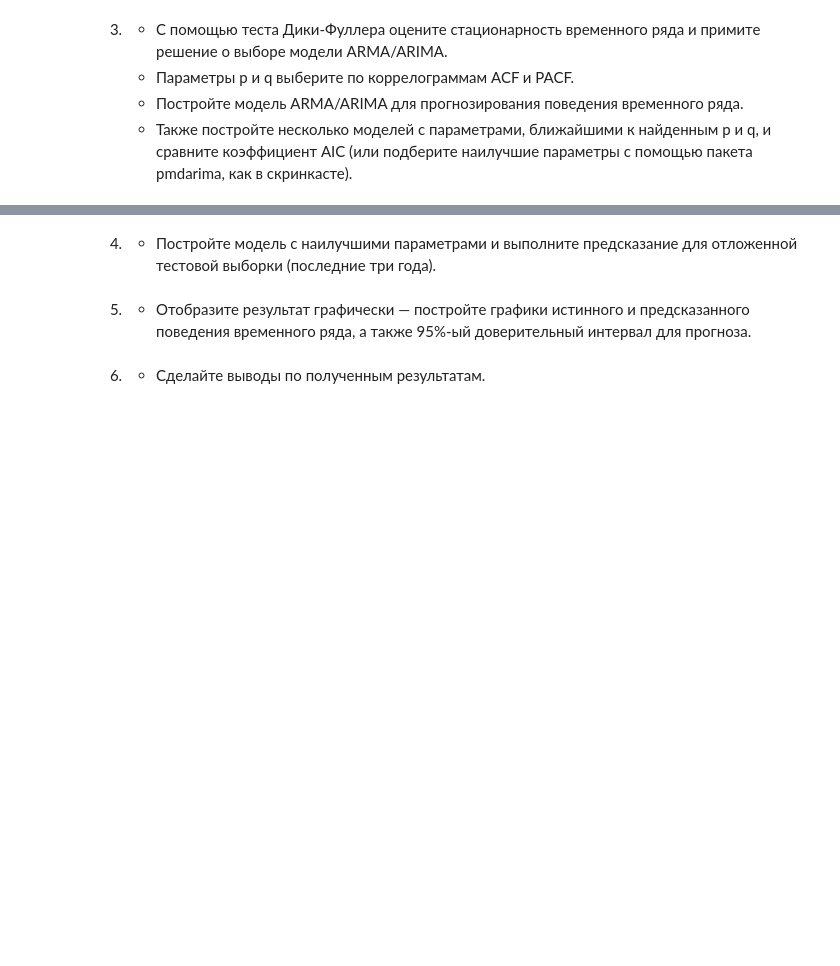
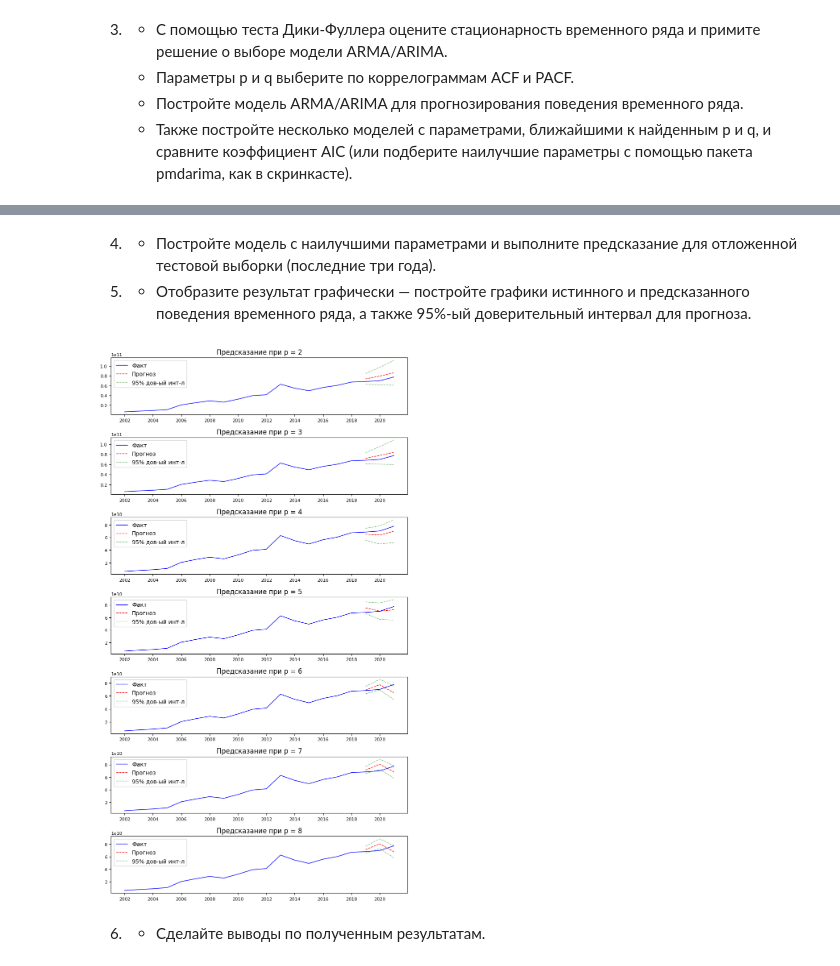
Before and after one commit to killri/sf_data_science, a Jupyter notebook: SF_DS_course_theory_and_practice/MATH13-TimeRows_2/math13_practice.ipynb, the cells around one changed output, grey strips where cells are left out. Saved outputs shown, nothing was run; the diff lists cells and outputs as text; code cells hidden in the pictures; blank space fills up the shorter version.

```diff
--- a/SF_DS_course_theory_and_practice/MATH13-TimeRows_2/math13_practice.ipynb
+++ b/SF_DS_course_theory_and_practice/MATH13-TimeRows_2/math13_practice.ipynb
@@ -147,0 +268,6 @@ ax.legend()
+# %%
+#Ради интереса, я включил AIC на разные p в диапазоне, чтобы посмотреть, как он меняется
+for i in list(range(2,9)):
+    arima_model = ARIMA(train_df, order=(i, 3, 1))
+    arima_model_fit = arima_model.fit()
+    print(f'При p = {i}, AIC = {arima_model_fit.aic}')
@@ -148,6 +289,40 @@ ax.legend()
 # %% [markdown]
 4. * Постройте модель с наилучшими параметрами и выполните предсказание для отложенной тестовой выборки (последние три года).
+5. * Отобразите результат графически — постройте графики истинного и предсказанного поведения временного ряда, а также 95%-ый доверительный интервал для прогноза.
-# %% [markdown]
-5. * Отобразите результат графически — постройте графики истинного и предсказанного поведения временного ряда, а также 95%-ый доверительный интервал для прогноза.
+# %%
+#Зададим список значений p для которых будем делать прогноз и рисовать график.
+p_list = [2,3,4,5,6,7,8]
+fig, axes = plt.subplots(len(p_list), 1)
+
+plt.rcParams["figure.figsize"] = 8, 14
+
+for i,p in enumerate(p_list):
+    #Обучим модель для каждого p из списка
+    arima_model = ARIMA(train_df, order=(p, 3, 1))
+    arima_model_fit = arima_model.fit()
+    #Создадим таблицу итоговых данных для визуализации результатов по текущей модели
+    pred_df = pd.DataFrame(index=data.index)
+    pred_df["model_preds"] = arima_model_fit.predict(start=test_df.index[0], end=test_df.index[-1])
+    pred_df["gpd"] = data["gpd"]
+    forecast = arima_model_fit.get_forecast(len(test_df.index))
+    forecast_df = forecast.conf_int(alpha=0.05)  # Confidence level of 95%
+    pred_df.at[test_df.index, "model_preds_lower"] = forecast_df["lower gpd"]
+    pred_df.at[test_df.index, "model_preds_upper"] = forecast_df["upper gpd"]
+    pred_df = pred_df.iloc[-20:,:]
+    #Собственно нарисум резельтат модели при текущем p на i-ой оси
+    label = 'Предсказание при p = '+str(p)
+    ax = axes[i]
+
+    ax.plot(pred_df["gpd"], color="blue", label="Факт")
+    ax.plot(pred_df.loc[test_df.index]["model_preds"],color="red",linestyle="--",label="Прогноз")
+    ax.plot(pred_df.loc[test_df.index]["model_preds_lower"],color="green",linestyle="--",label="95% дов-ый инт-л",alpha=0.5)
+    ax.plot(pred_df.loc[test_df.index]["model_preds_upper"],color="green",linestyle="--",alpha=0.5)
+    ax.set_title(label)
+    ax.legend()
+
+plt.tight_layout()
+#display(pred_df.iloc[-30:,:])
+# %% [output]
+[figure, added]
 # %% [markdown]
 6. * Сделайте выводы по полученным результатам.
```
Also changed, not shown: parts of 12 cells of this notebook, 1 other file.
